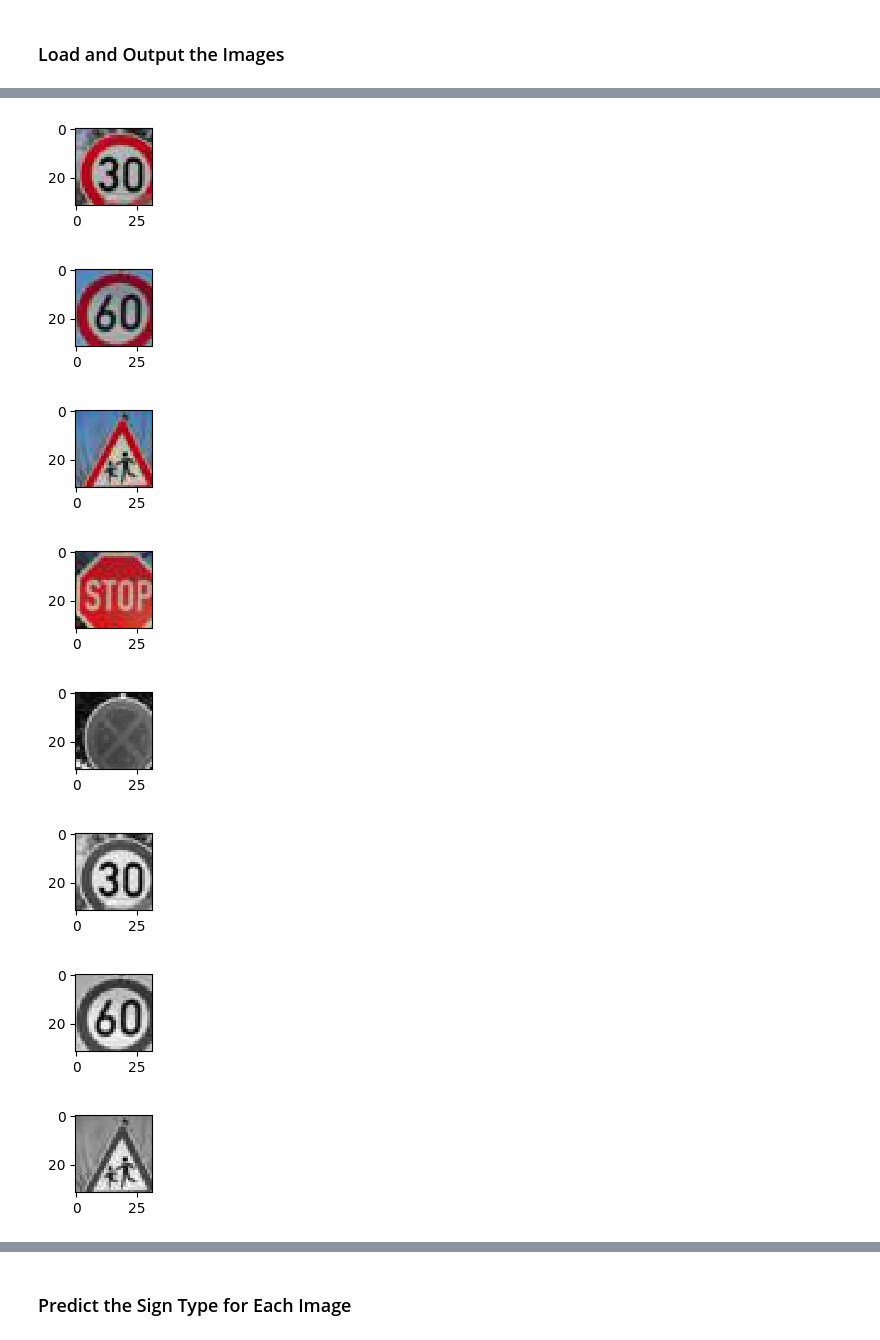
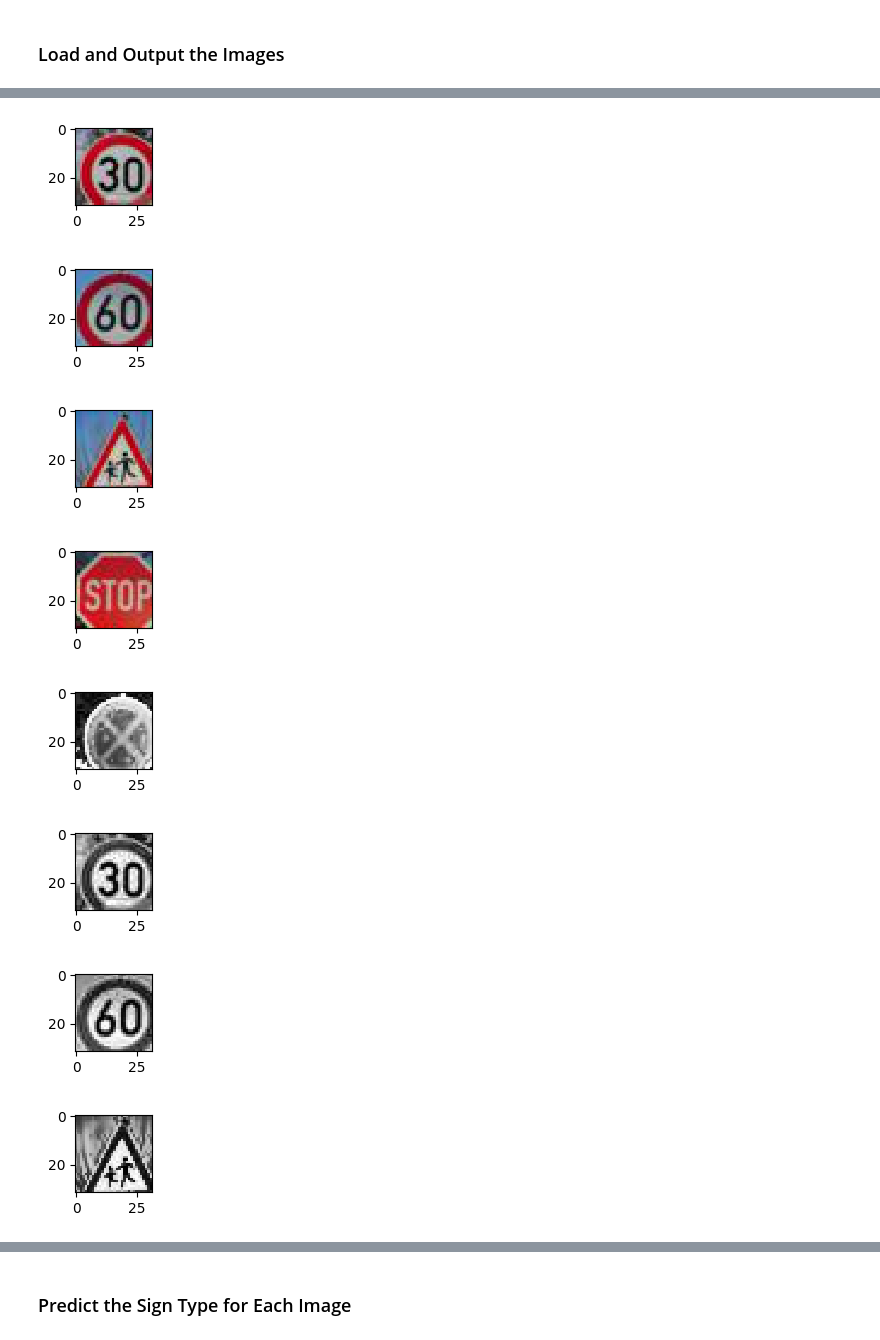
Before and after one commit to jmolsen/CarND-Traffic-Sign-Classifier-Project, a Jupyter notebook: Traffic_Sign_Classifier.ipynb, the cells around one changed output, grey strips where cells are left out. Cells and saved outputs as stored; diff of their text form; code cells hidden in the pictures.

```diff
--- a/Traffic_Sign_Classifier.ipynb
+++ b/Traffic_Sign_Classifier.ipynb
@@ -287,10 +287,26 @@ def grayscale(image_data):
 
 if not is_data_grayscale:
     X_train = grayscale(X_train)
-    print("X_train grayscale shape:", X_train.shape)
     X_valid = grayscale(X_valid)
     X_test = grayscale(X_test)
     is_data_grayscale = True
+
+
+### Equalize histogram
+is_data_equalized = False
+
+def equalize_histogram(image_data):
+    for i in range(len(image_data)):
+        image_data[i,:,:,0] = cv2.equalizeHist(image_data[i,:,:,0].astype(np.uint8))
+        #print(equalized_image.shape)
+        #image_data[i,:,:,0]= equalized_image
+    return image_data
+
+if not is_data_equalized:
+    X_train = equalize_histogram(X_train)
+    X_valid = equalize_histogram(X_valid)
+    X_test = equalize_histogram(X_test)
+    is_data_equalized = True
 
 
 ### Normalize image data
@@ -310,6 +326,7 @@ if not is_data_normalized:
     X_test = normalize_grayscale(X_test)
     is_data_normalized = True
 
+
 normalized_image = X_train[index][:,:,0]
 plt.figure(figsize=(1,1))
 plt.imshow(normalized_image, cmap="gray")
@@ -524,34 +540,57 @@ You may find `signnames.csv` useful as it contains mappings from the class id (i
 # %%
 ### Load the images and plot them here.
 ### Feel free to use as many code cells as needed.
 import os
 import matplotlib.image as mpimg
 
 web_img_dir = "web_sample_images/"
 tmp_img_array = []
 
-for image_filename in os.listdir(web_img_dir):
-    if os.path.isfile(web_img_dir + image_filename):
-        image = mpimg.imread(web_img_dir + image_filename)
-        tmp_img_array.append(image)
-        plt.figure(figsize=(1,1))
-        plt.imshow(image)
-        plt.show()
+image = mpimg.imread(web_img_dir + "no_stopping_sign_32x32.jpg")
+tmp_img_array.append(image)
+plt.figure(figsize=(1,1))
+plt.imshow(image)
+plt.show()
+
+image = mpimg.imread(web_img_dir + "30km_sign_32x32.jpg")
+tmp_img_array.append(image)
+plt.figure(figsize=(1,1))
+plt.imshow(image)
+plt.show()
+
+image = mpimg.imread(web_img_dir + "60km_sign_32x32.jpg")
+tmp_img_array.append(image)
+plt.figure(figsize=(1,1))
+plt.imshow(image)
+plt.show()
+
+image = mpimg.imread(web_img_dir + "children_crossing_sign_32x32.jpg")
+tmp_img_array.append(image)
+plt.figure(figsize=(1,1))
+plt.imshow(image)
+plt.show()
+
+image = mpimg.imread(web_img_dir + "stop_sign_32x32.jpg")
+tmp_img_array.append(image)
+plt.figure(figsize=(1,1))
+plt.imshow(image)
+plt.show()
+
 
 web_img_array = np.array(tmp_img_array)
-web_img_array = normalize_grayscale(grayscale(web_img_array))
+web_img_array = normalize_grayscale(equalize_histogram(grayscale(web_img_array)))
 
 for img in list(web_img_array):
     plt.figure(figsize=(1,1))
     plt.imshow(img.squeeze(), cmap="gray")
     plt.show()
 # %% [output]
 [figure]
 [figure]
 [figure]
 [figure]
 [figure]
-[figure, old version]
+[figure, new version]
 [figure]
 [figure]
-[figure, old version]
+[figure, new version]
```
Also changed, not shown: parts of 9 cells of this notebook, 12 other files.
